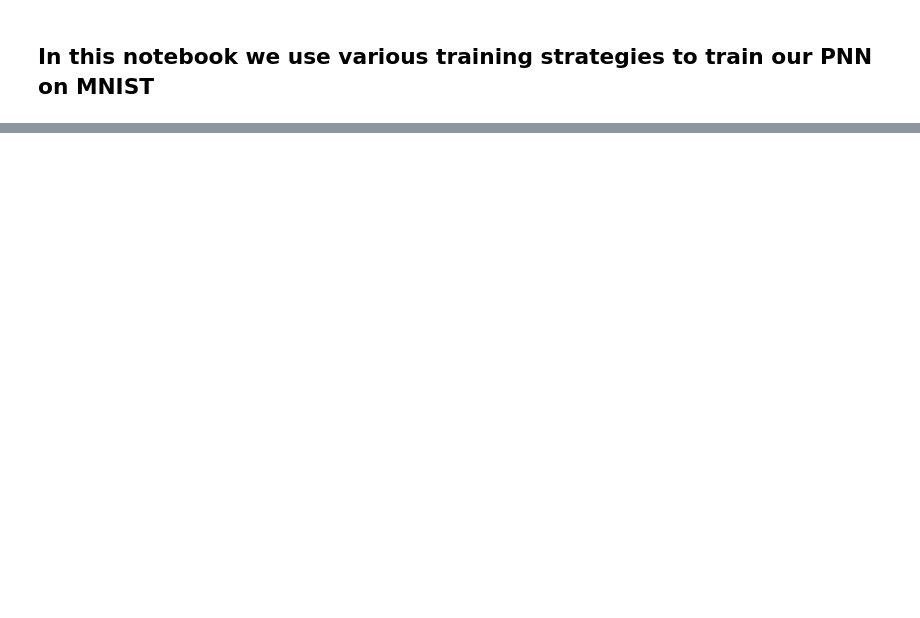
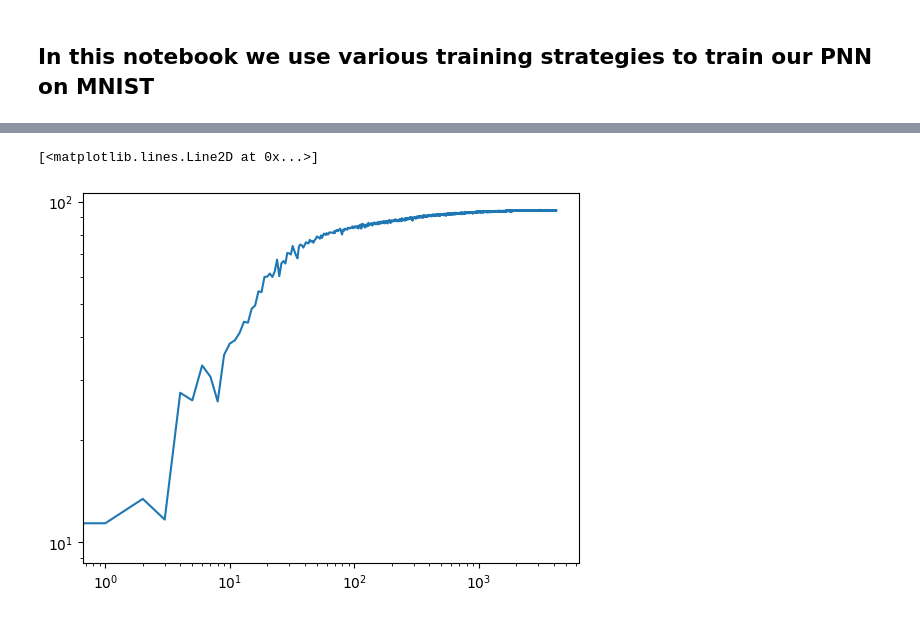
Before and after one commit to ASkalli/nonlinear_oscillator_network, a Jupyter notebook: MNIST/Train_PNN_PEPG_MNIST.ipynb, the cells around one changed output, grey strips where cells are left out. Drawn from its saved outputs; the diff is of its cells as text; code cells hidden in the pictures; blank space fills up the shorter version.

```diff
--- a/MNIST/Train_PNN_PEPG_MNIST.ipynb
+++ b/MNIST/Train_PNN_PEPG_MNIST.ipynb
@@ -39,8 +34,8 @@ X_test_MNIST, Y_test_MNIST = next(iter(test_loader_MNIST))
 # %%
 N_neurons_vec = [5, 10, 20, 30, 50, 75, 100]
-N_neurons_vec = [30]
+N_neurons_vec = [50]
 
-n_epochs = 1
+n_epochs = 600
 results = []
 
 stats = 1
@@ -56,17 +51,16 @@ for s in range(stats):
              "N_in": 784,               # e.g., flattened 28x28 FashionMNIST image
              "N_out": 10,               # number of classes in FashionMNIST
              "N_neurons": n_neurons,          # number of hidden units per RNN layer
-             "N_layers": 3,             # depth of the RNN
-             "time_steady_state": 200    # number of repeated timesteps to reach steady state
+             "N_layers": 3             # depth of the RNN
          }
 
-        model = Oscillator_RNN_dyn(params=RNN_params)
+        model = Oscillator_RNN_parallel(params=RNN_params)
 
         model.init_esn_weights(reservoir = True)
         model.dt = 0.1
         model.eps_int = 1e-4
         model.alpha=3
-        model.max_steps=25
+        model.max_steps=40
         model.save_activations = False
 
         # for layer in model.W_in:
@@ -94,8 +88,8 @@ for s in range(stats):
             init_pos = init_pos.cpu()
         init_pos = init_pos.numpy()
 
-        pop_size = 0.05*N_dim
-        PEPG_optimizer = PEPG_opt(N_dim, pop_size = 100, learning_rate=0.01, starting_mu=init_pos ,starting_sigma=1e-1)
+        pop_size = int(0.01*N_dim)
+        PEPG_optimizer = PEPG_opt(N_dim, pop_size = pop_size, learning_rate=0.01, starting_mu=init_pos ,starting_sigma=1e-1)
 
         PEPG_optimizer.sigma_decay = 0.9999
         PEPG_optimizer.sigma_alpha=0.2
@@ -104,7 +98,7 @@ for s in range(stats):
         PEPG_optimizer.weight_decay=0.005
 
         print(f'Using {n_neurons} per layer, run {s+1}, number of parameters {model.count_parameters()}')
-        D = train_online_pop_NN(model, n_epochs, train_loader_MNIST, test_loader_MNIST, loss, PEPG_optimizer)
+        D = train_online_pop_parallel(model, n_epochs, train_loader_MNIST, test_loader_MNIST, loss, PEPG_optimizer)
         results.append(D)
 
         del model
@@ -138 +136,6 @@ plt.loglog(D['train_loss'])
+# %%
+plt.loglog(D['test_acc'])
+# %% [output]
+[<matplotlib.lines.Line2D at 0x...>]
+[figure, added]
 # %%
```
Also changed, not shown: parts of 4 cells of this notebook, 12 other files.
